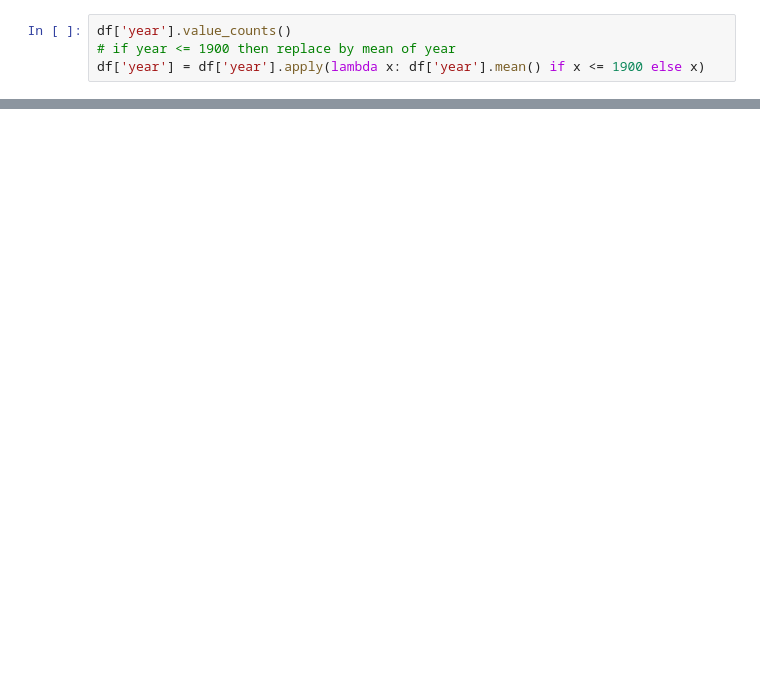
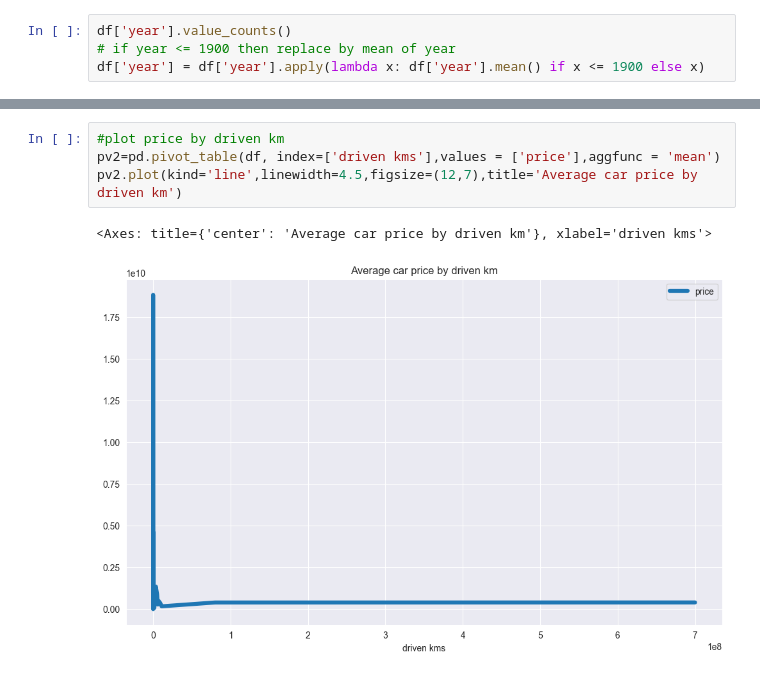
Before and after one commit to Nam0101/Old-car-price-prediction, a Jupyter notebook: notebooks/car_price_predict.ipynb, the cells around one changed output, grey strips where cells are left out. Saved outputs shown, nothing was run; the diff lists cells and outputs as text; blank space fills up the shorter version.

```diff
--- a/notebooks/car_price_predict.ipynb
+++ b/notebooks/car_price_predict.ipynb
@@ -165,0 +203,7 @@ plt.show()
+# %%
+#plot price by driven km
+pv2=pd.pivot_table(df, index=['driven kms'],values = ['price'],aggfunc = 'mean')
+pv2.plot(kind='line',linewidth=4.5,figsize=(12,7),title='Average car price by driven km')
+# %% [output]
+<Axes: title={'center': 'Average car price by driven km'}, xlabel='driven kms'>
+[figure, added]
```
Also changed, not shown: parts of 9 cells of this notebook, 11 other files.
